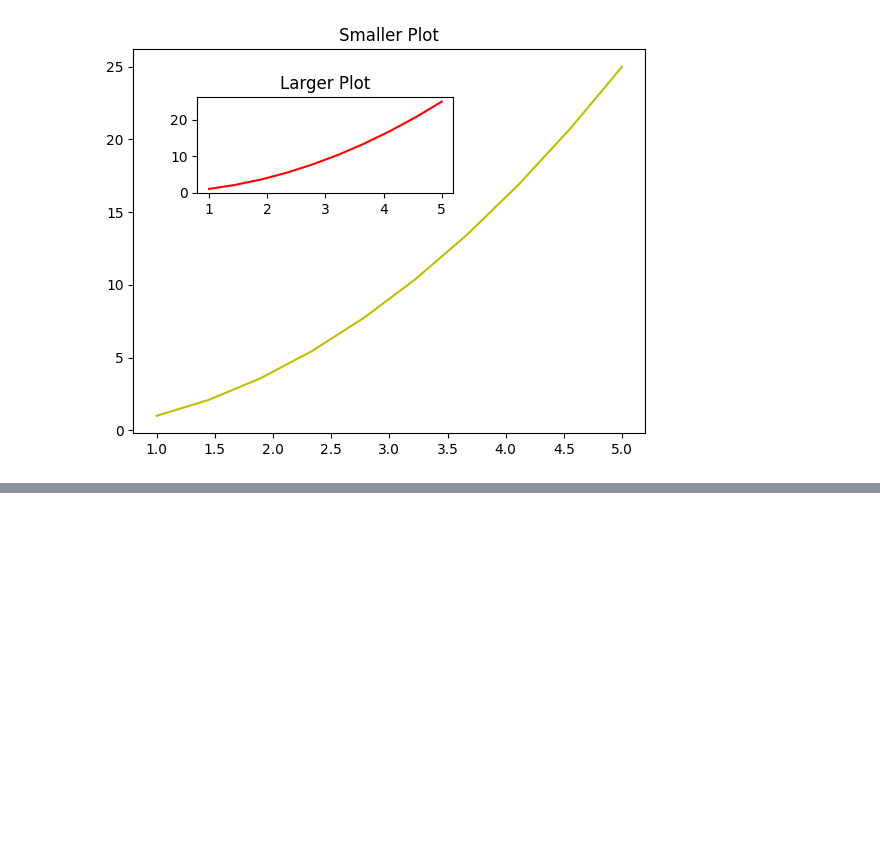
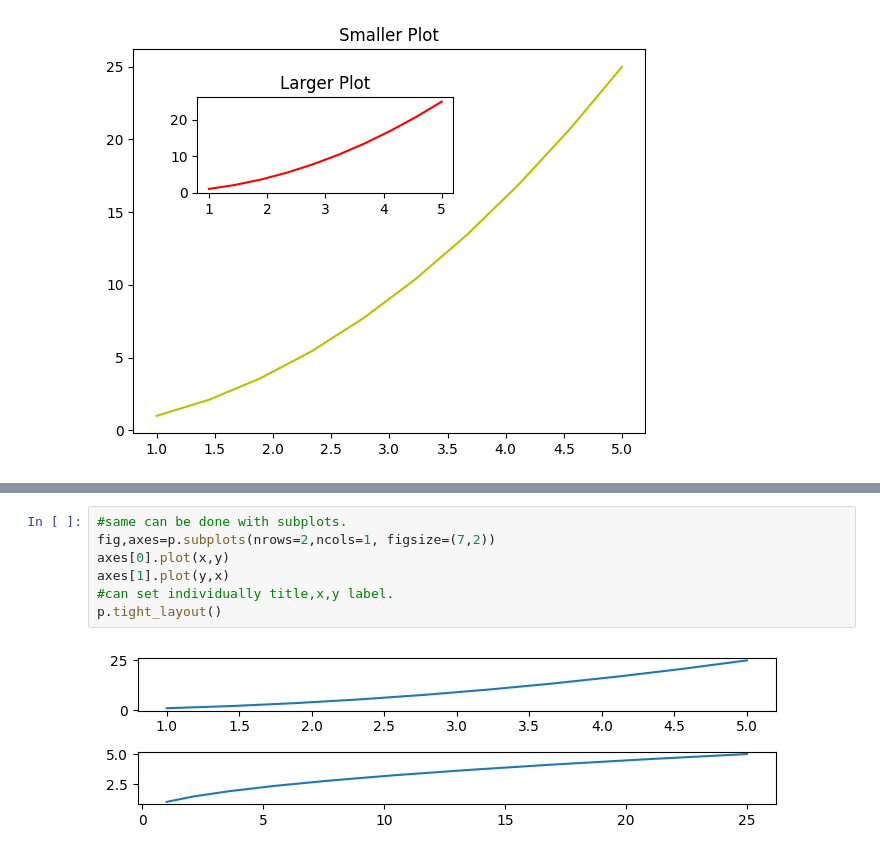
Before and after one commit to 01puneet/visualisation, a Jupyter notebook: matplot.ipynb, the cells around one changed output, grey strips where cells are left out. Cells and saved outputs as stored; diff of their text form; blank space fills up the shorter version.

```diff
--- a/matplot.ipynb
+++ b/matplot.ipynb
@@ -88,0 +104,9 @@ axes[1].plot(x,y)
+# %%
+#same can be done with subplots.
+fig,axes=p.subplots(nrows=2,ncols=1, figsize=(7,2))
+axes[0].plot(x,y)
+axes[1].plot(y,x)
+#can set individually title,x,y label.
+p.tight_layout()
+# %% [output]
+[figure, added]
```
Also changed, not shown: parts of 4 cells of this notebook.
